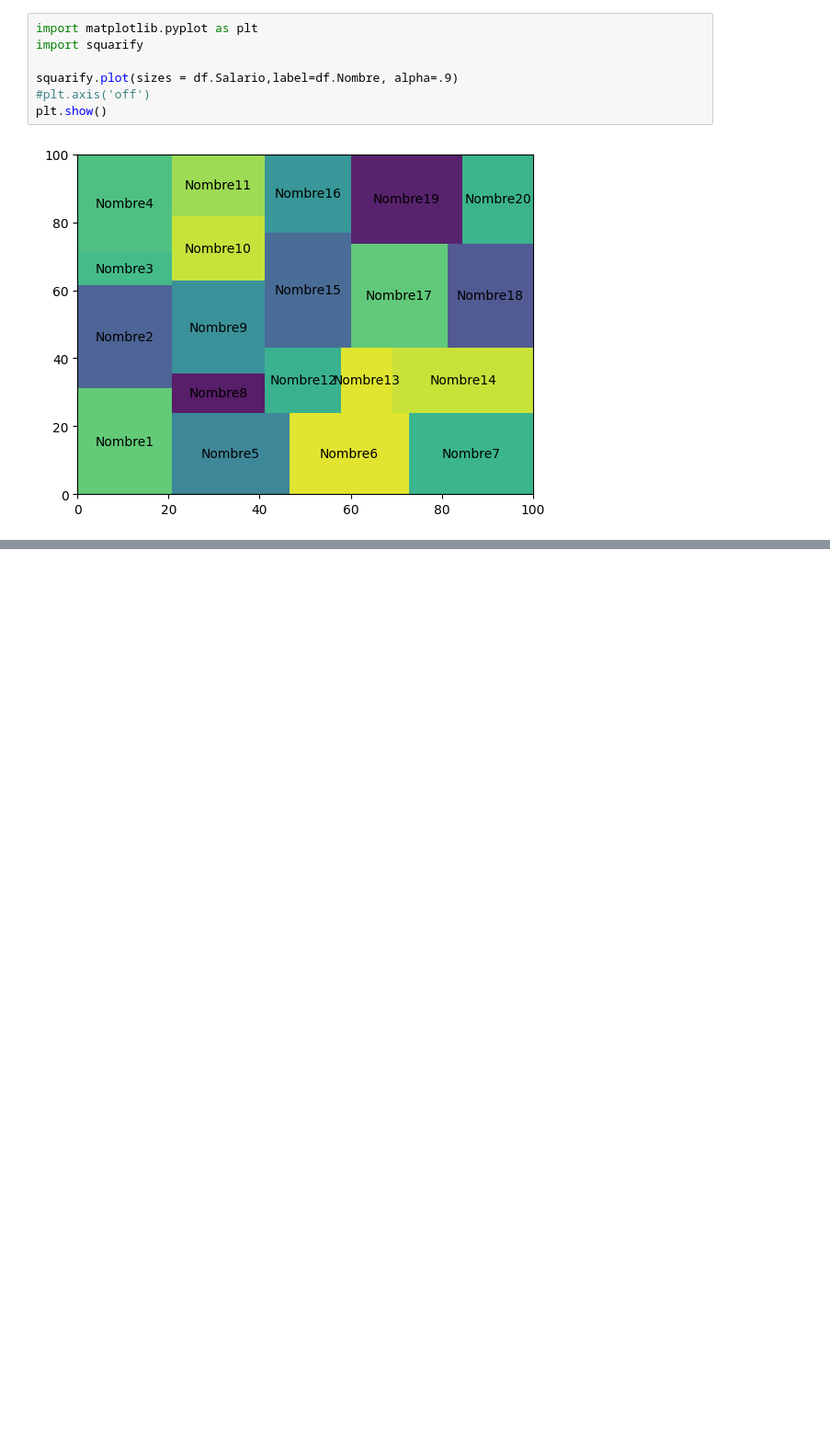
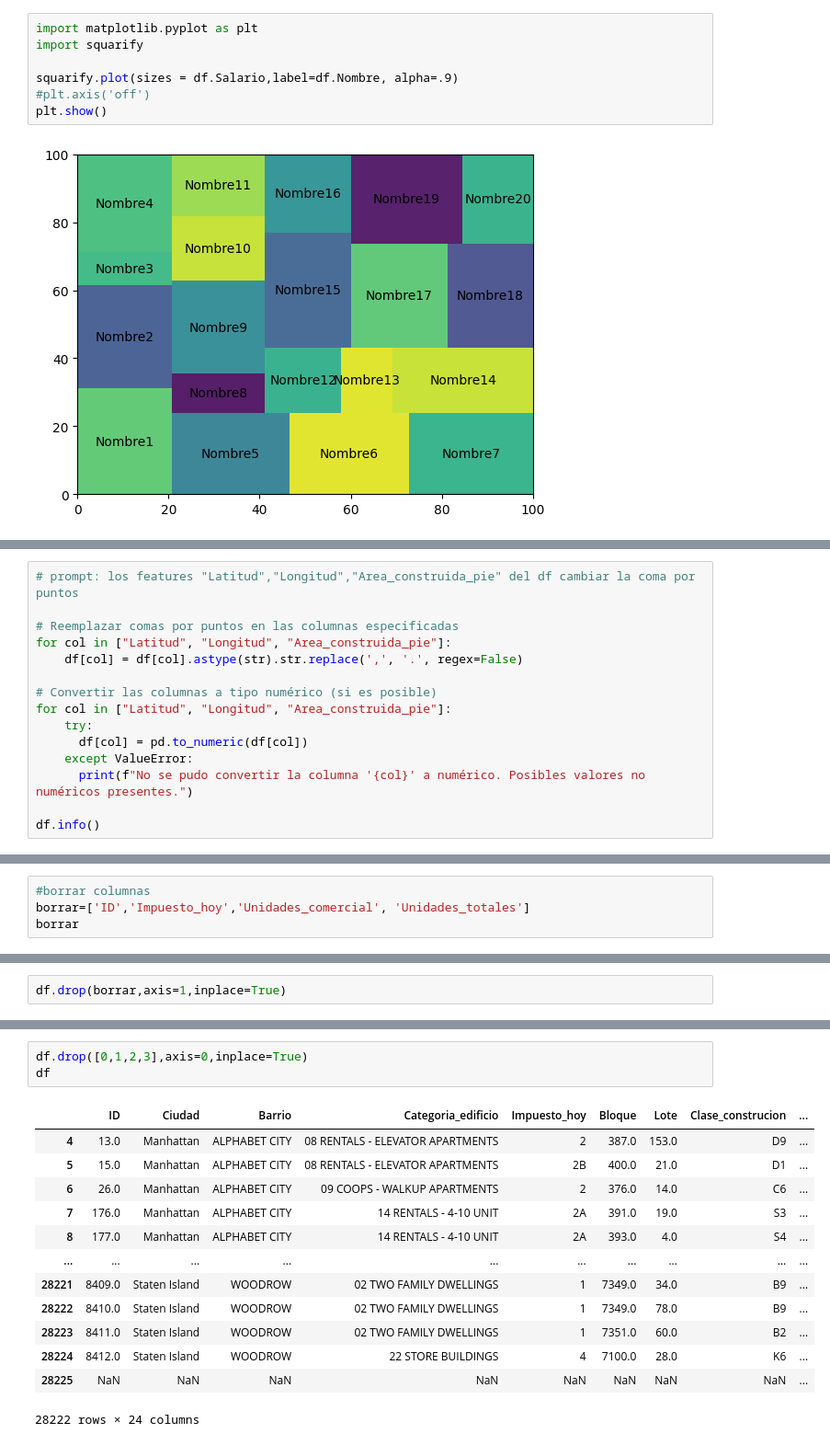
Before and after one commit to FelipeAfana/Apuntes-2-Inteligencia-Artificial, a Jupyter notebook: apuntes_eda.ipynb, the cells around one changed output, grey strips where cells are left out. Shown at 92% size. Saved outputs shown, nothing was run; the diff lists cells and outputs as text; blank space fills up the shorter version.

```diff
--- a/apuntes_eda.ipynb
+++ b/apuntes_eda.ipynb
@@ -271,0 +372,15 @@ plt.show()
+# %%
+# prompt: los features "Latitud","Longitud","Area_construida_pie" del df cambiar la coma por puntos
+
+# Reemplazar comas por puntos en las columnas especificadas
+for col in ["Latitud", "Longitud", "Area_construida_pie"]:
+    df[col] = df[col].astype(str).str.replace(',', '.', regex=False)
+
+# Convertir las columnas a tipo numérico (si es posible)
+for col in ["Latitud", "Longitud", "Area_construida_pie"]:
+    try:
+      df[col] = pd.to_numeric(df[col])
+    except ValueError:
+      print(f"No se pudo convertir la columna '{col}' a numérico. Posibles valores no numéricos presentes.")
+
+df.info()
@@ -271,0 +421,4 @@ plt.show()
+# %%
+#borrar columnas
+borrar=['ID','Impuesto_hoy','Unidades_comercial', 'Unidades_totales']
+borrar
@@ -271,0 +427,2 @@ plt.show()
+# %%
+df.drop(borrar,axis=1,inplace=True)
@@ -271,0 +440,17 @@ plt.show()
+# %%
+df.drop([0,1,2,3],axis=0,inplace=True)
+df
+# %% [output]
+|  | ID | Ciudad | Barrio | Categoria_edificio | Impuesto_hoy | Bloque | Lote | Clase_construcion | ... |
+| 4 | 13.0 | Manhattan | ALPHABET CITY | 08 RENTALS - ELEVATOR APARTMENTS | 2 | 387.0 | 153.0 | D9 | ... |
+| 5 | 15.0 | Manhattan | ALPHABET CITY | 08 RENTALS - ELEVATOR APARTMENTS | 2B | 400.0 | 21.0 | D1 | ... |
+| 6 | 26.0 | Manhattan | ALPHABET CITY | 09 COOPS - WALKUP APARTMENTS | 2 | 376.0 | 14.0 | C6 | ... |
+| 7 | 176.0 | Manhattan | ALPHABET CITY | 14 RENTALS - 4-10 UNIT | 2A | 391.0 | 19.0 | S3 | ... |
+| 8 | 177.0 | Manhattan | ALPHABET CITY | 14 RENTALS - 4-10 UNIT | 2A | 393.0 | 4.0 | S4 | ... |
+| ... | ... | ... | ... | ... | ... | ... | ... | ... | ... |
+| 28221 | 8409.0 | Staten Island | WOODROW | 02 TWO FAMILY DWELLINGS | 1 | 7349.0 | 34.0 | B9 | ... |
+| 28222 | 8410.0 | Staten Island | WOODROW | 02 TWO FAMILY DWELLINGS | 1 | 7349.0 | 78.0 | B9 | ... |
+| 28223 | 8411.0 | Staten Island | WOODROW | 02 TWO FAMILY DWELLINGS | 1 | 7351.0 | 60.0 | B2 | ... |
+| 28224 | 8412.0 | Staten Island | WOODROW | 22 STORE BUILDINGS | 4 | 7100.0 | 28.0 | K6 | ... |
+| 28225 | NaN | NaN | NaN | NaN | NaN | NaN | NaN | NaN | ... |
+28222 rows × 24 columns
```
Also changed, not shown: parts of 13 cells of this notebook.
